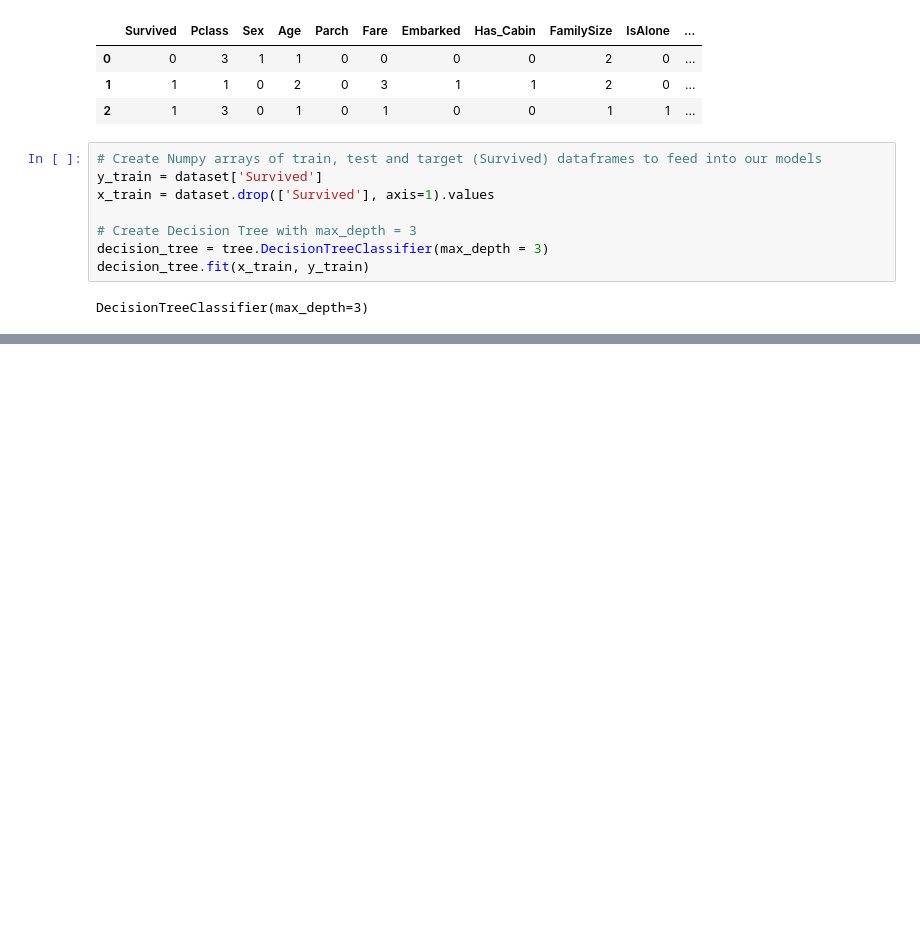
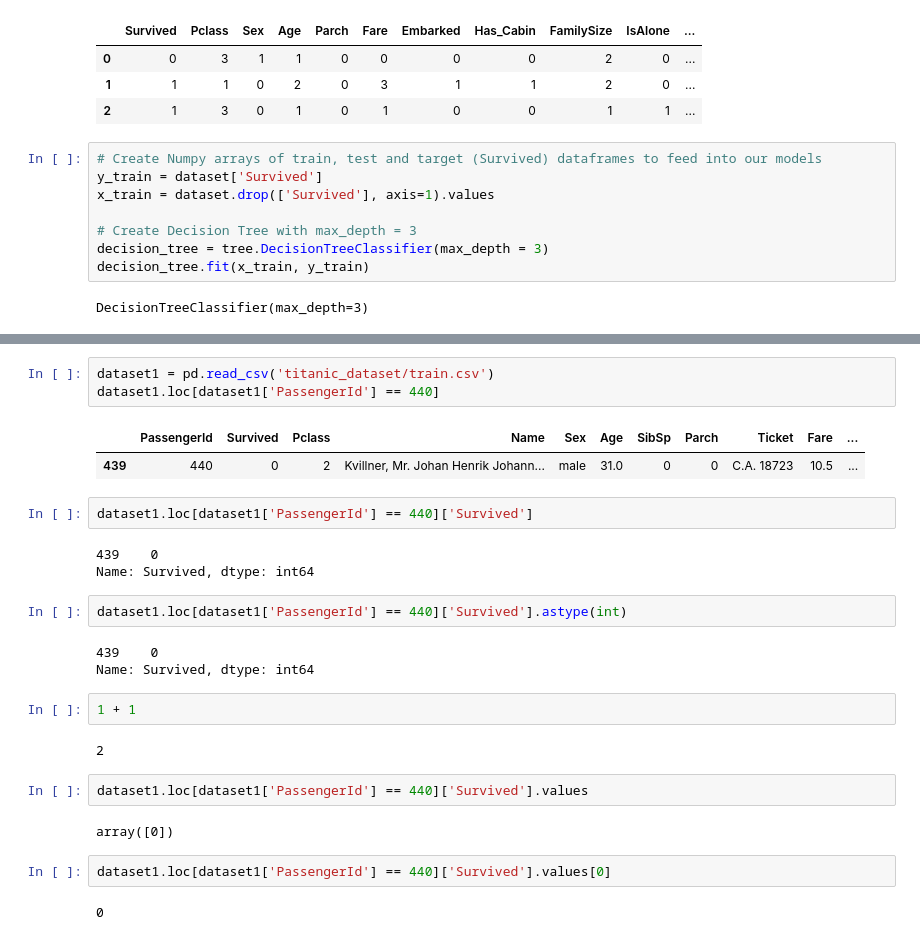
Before and after one commit to harshmandalgi/titanic-d-tree, a Jupyter notebook: Untitled.ipynb, the cells around one changed output, grey strips where cells are left out. Saved outputs shown, nothing was run; the diff lists cells and outputs as text; blank space fills up the shorter version.

Commit message:
convert dataframes into native data structure, add a testing script

```diff
--- a/Untitled.ipynb
+++ b/Untitled.ipynb
@@ -111,0 +483,28 @@ DecisionTreeClassifier(max_depth=3)
+# %%
+dataset1 = pd.read_csv('titanic_dataset/train.csv')
+dataset1.loc[dataset1['PassengerId'] == 440]
+# %% [output]
+|  | PassengerId | Survived | Pclass | Name | Sex | Age | SibSp | Parch | Ticket | Fare | ... |
+| 439 | 440 | 0 | 2 | Kvillner, Mr. Johan Henrik Johann... | male | 31.0 | 0 | 0 | C.A. 18723 | 10.5 | ... |
+# %%
+dataset1.loc[dataset1['PassengerId'] == 440]['Survived']
+# %% [output]
+439    0
+Name: Survived, dtype: int64
+# %%
+dataset1.loc[dataset1['PassengerId'] == 440]['Survived'].astype(int)
+# %% [output]
+439    0
+Name: Survived, dtype: int64
+# %%
+1 + 1
+# %% [output]
+2
+# %%
+dataset1.loc[dataset1['PassengerId'] == 440]['Survived'].values
+# %% [output]
+array([0])
+# %%
+dataset1.loc[dataset1['PassengerId'] == 440]['Survived'].values[0]
+# %% [output]
+0
```
Also changed, not shown: parts of 37 cells of this notebook, 2 other files.
